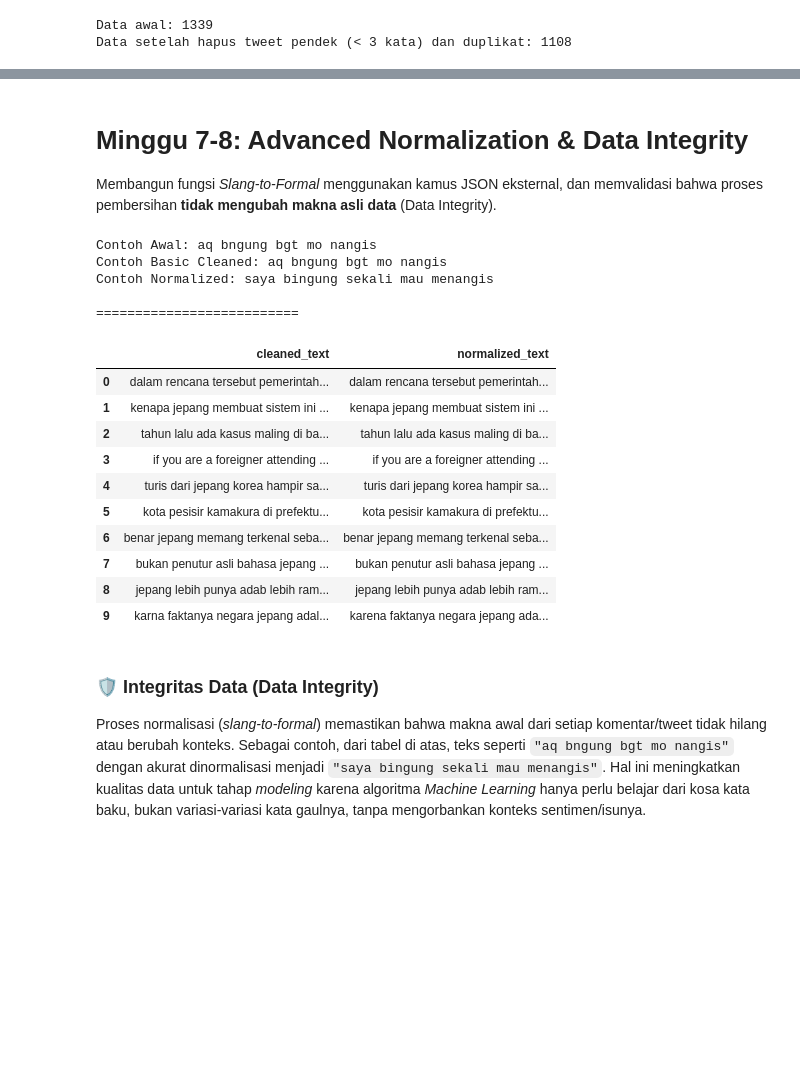
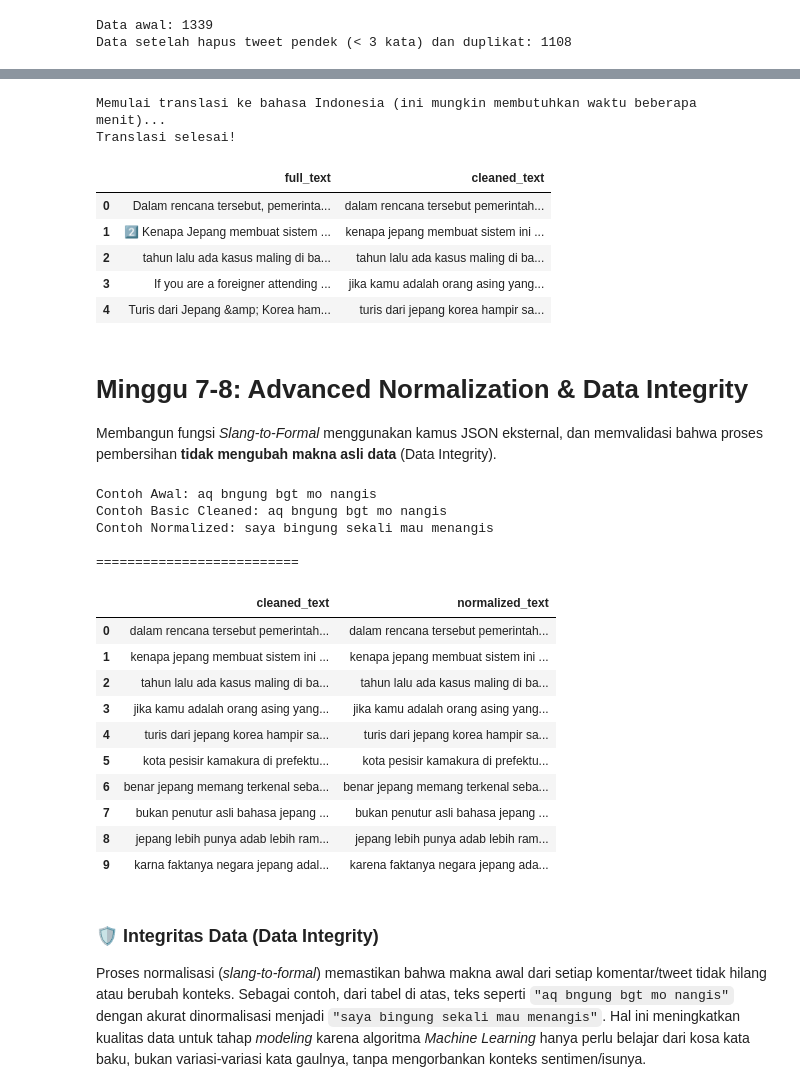
Before and after one commit to mnabilfs/problematic-tourist-japan-sentiment-pipeline, a Jupyter notebook: scripts/pipeline_preprocessing.ipynb, the cells around one changed output, grey strips where cells are left out. Cells and saved outputs as stored; diff of their text form; code cells hidden in the pictures; blank space fills up the shorter version.

```diff
--- a/scripts/pipeline_preprocessing.ipynb
+++ b/scripts/pipeline_preprocessing.ipynb
@@ -261,3 +264,30 @@ Data setelah hapus tweet pendek (< 3 kata) dan duplikat: 1108
+# %%
+from deep_translator import GoogleTranslator
+
+def translate_to_id(text):
+    if not isinstance(text, str) or not text.strip():
+        return text
+    try:
+        # source='auto' akan mendeteksi bahasa Inggris/lainnya dan mengubahnya ke Indonesia
+        return GoogleTranslator(source='auto', target='id').translate(text)
+    except Exception as e:
+        # Jika gagal translasi (misal karena limit/koneksi), kembalikan teks asli
+        return text
+
+print("Memulai translasi ke bahasa Indonesia (ini mungkin membutuhkan waktu beberapa menit)...")
+df_filtered['cleaned_text'] = df_filtered['cleaned_text'].apply(translate_to_id)
+print("Translasi selesai!")
+
+df_filtered[['full_text', 'cleaned_text']].head()
+# %% [output]
+Memulai translasi ke bahasa Indonesia (ini mungkin membutuhkan waktu beberapa menit)...
+Translasi selesai!
+|  | full_text | cleaned_text |
+| 0 | Dalam rencana tersebut, pemerinta... | dalam rencana tersebut pemerintah... |
+| 1 | 2️⃣ Kenapa Jepang membuat sistem ... | kenapa jepang membuat sistem ini ... |
+| 2 | tahun lalu ada kasus maling di ba... | tahun lalu ada kasus maling di ba... |
+| 3 | If you are a foreigner attending ... | jika kamu adalah orang asing yang... |
+| 4 | Turis dari Jepang &amp; Korea ham... | turis dari jepang korea hampir sa... |
 # %% [markdown]
 # Minggu 7-8: Advanced Normalization & Data Integrity
 Membangun fungsi *Slang-to-Formal* menggunakan kamus JSON eksternal, dan memvalidasi bahwa proses pembersihan **tidak mengubah makna asli data** (Data Integrity).
@@ -302,7 +332,7 @@ Contoh Normalized: saya bingung sekali mau menangis
 | 0 | dalam rencana tersebut pemerintah... | dalam rencana tersebut pemerintah... |
 | 1 | kenapa jepang membuat sistem ini ... | kenapa jepang membuat sistem ini ... |
 | 2 | tahun lalu ada kasus maling di ba... | tahun lalu ada kasus maling di ba... |
-| 3 | if you are a foreigner attending ... | if you are a foreigner attending ... |
+| 3 | jika kamu adalah orang asing yang... | jika kamu adalah orang asing yang... |
 | 4 | turis dari jepang korea hampir sa... | turis dari jepang korea hampir sa... |
 | 5 | kota pesisir kamakura di prefektu... | kota pesisir kamakura di prefektu... |
 | 6 | benar jepang memang terkenal seba... | benar jepang memang terkenal seba... |
```
Also changed, not shown: parts of 6 cells of this notebook, 4 other files.
